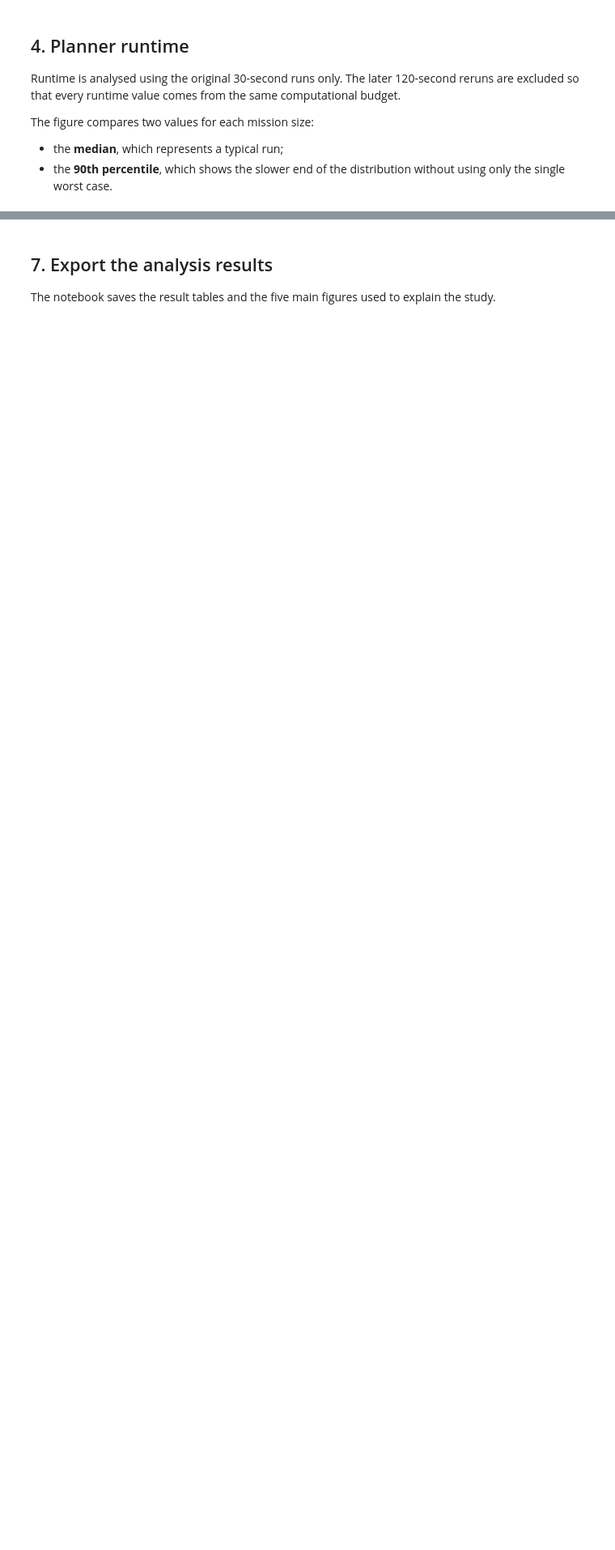
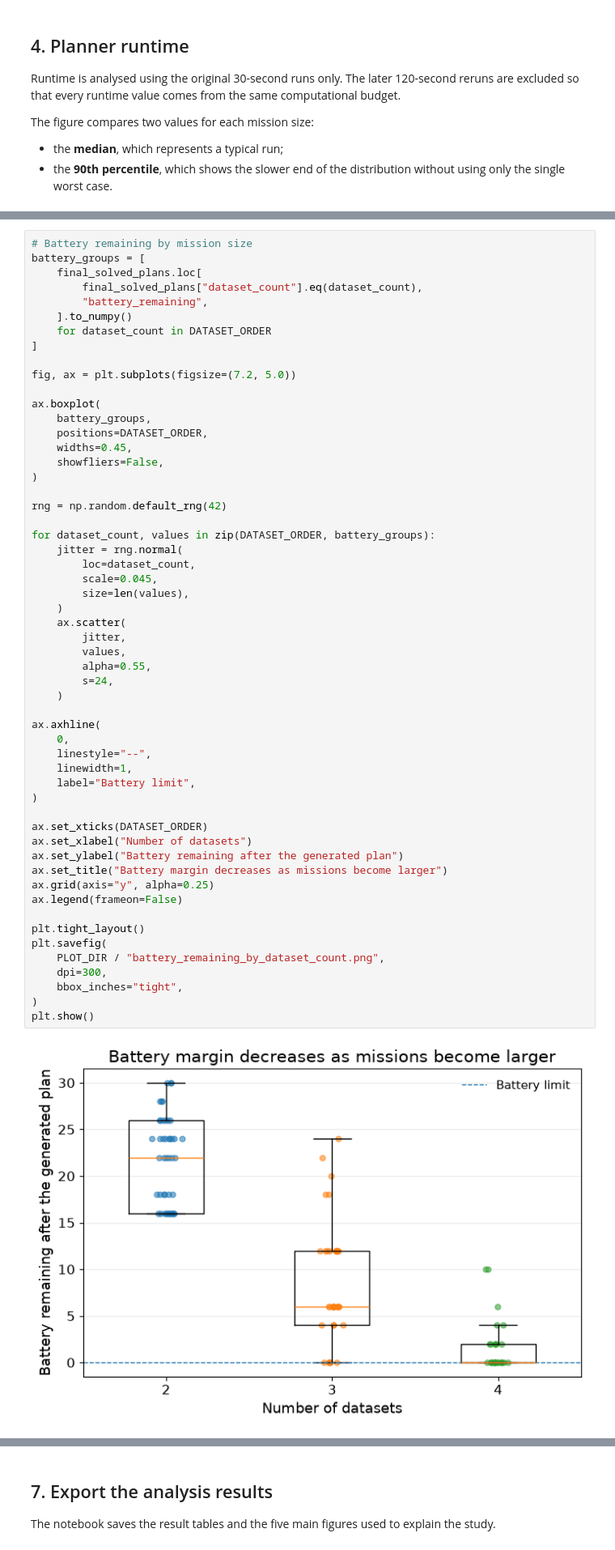
Before and after one commit to egjinaj/planetary-rover-experimental-study, a Jupyter notebook: notebooks/battery_rover_experiment_analysis.ipynb, the cells around one changed output, grey strips where cells are left out. Shown at 81% size. Cells and saved outputs as stored; diff of their text form; blank space fills up the shorter version.

```diff
--- a/notebooks/battery_rover_experiment_analysis.ipynb
+++ b/notebooks/battery_rover_experiment_analysis.ipynb
@@ -889,3 +918,60 @@ Solved-plan metrics by dataset count
+# %%
+# Battery remaining by mission size
+battery_groups = [
+    final_solved_plans.loc[
+        final_solved_plans["dataset_count"].eq(dataset_count),
+        "battery_remaining",
+    ].to_numpy()
+    for dataset_count in DATASET_ORDER
+]
+
+fig, ax = plt.subplots(figsize=(7.2, 5.0))
+
+ax.boxplot(
+    battery_groups,
+    positions=DATASET_ORDER,
+    widths=0.45,
+    showfliers=False,
+)
+
+rng = np.random.default_rng(42)
+
+for dataset_count, values in zip(DATASET_ORDER, battery_groups):
+    jitter = rng.normal(
+        loc=dataset_count,
+        scale=0.045,
+        size=len(values),
+    )
+    ax.scatter(
+        jitter,
+        values,
+        alpha=0.55,
+        s=24,
+    )
+
+ax.axhline(
+    0,
+    linestyle="--",
+    linewidth=1,
+    label="Battery limit",
+)
+
+ax.set_xticks(DATASET_ORDER)
+ax.set_xlabel("Number of datasets")
+ax.set_ylabel("Battery remaining after the generated plan")
+ax.set_title("Battery margin decreases as missions become larger")
+ax.grid(axis="y", alpha=0.25)
+ax.legend(frameon=False)
+
+plt.tight_layout()
+plt.savefig(
+    PLOT_DIR / "battery_remaining_by_dataset_count.png",
+    dpi=300,
+    bbox_inches="tight",
+)
+plt.show()
+# %% [output]
+[figure, added]
 # %% [markdown]
 ### Plan-efficiency result
 
```
Also changed, not shown: parts of 31 cells of this notebook, 15 other files.
